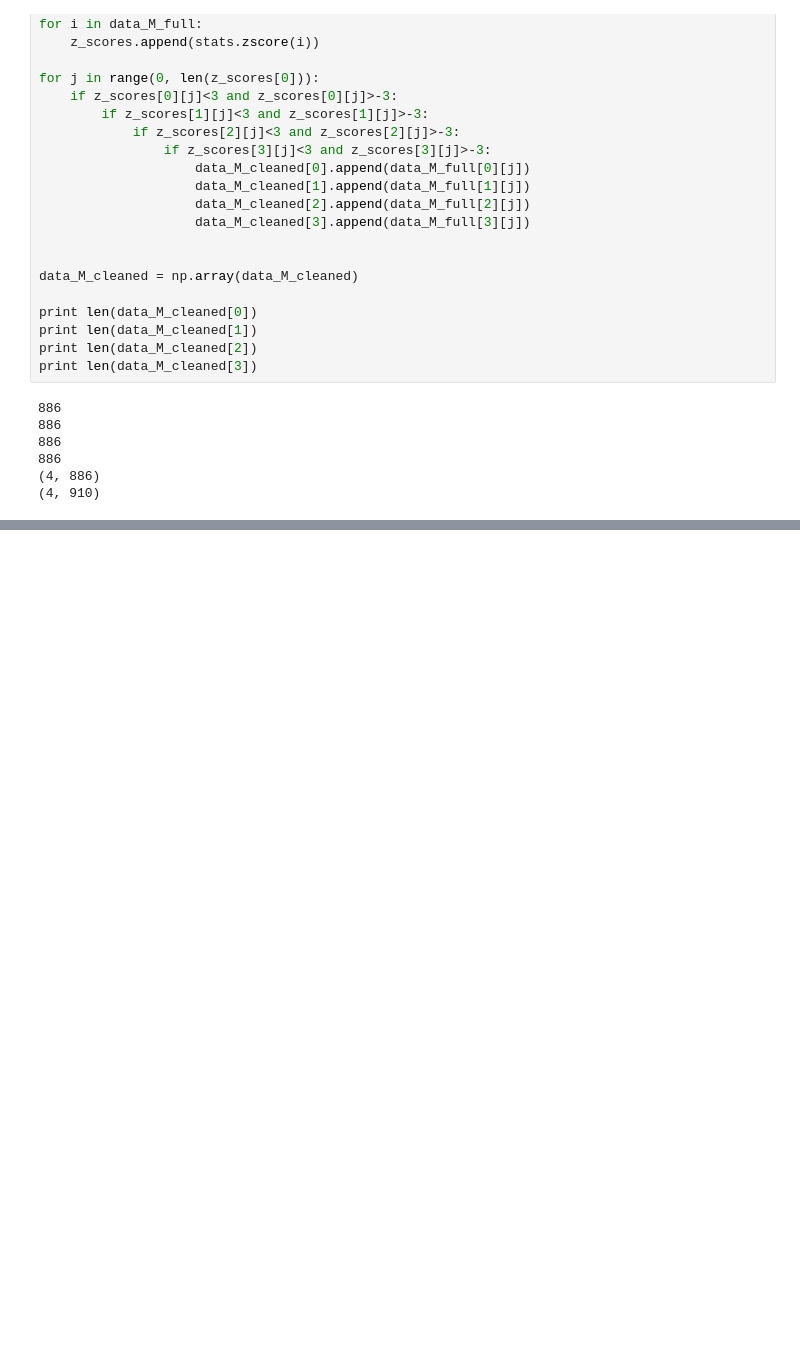
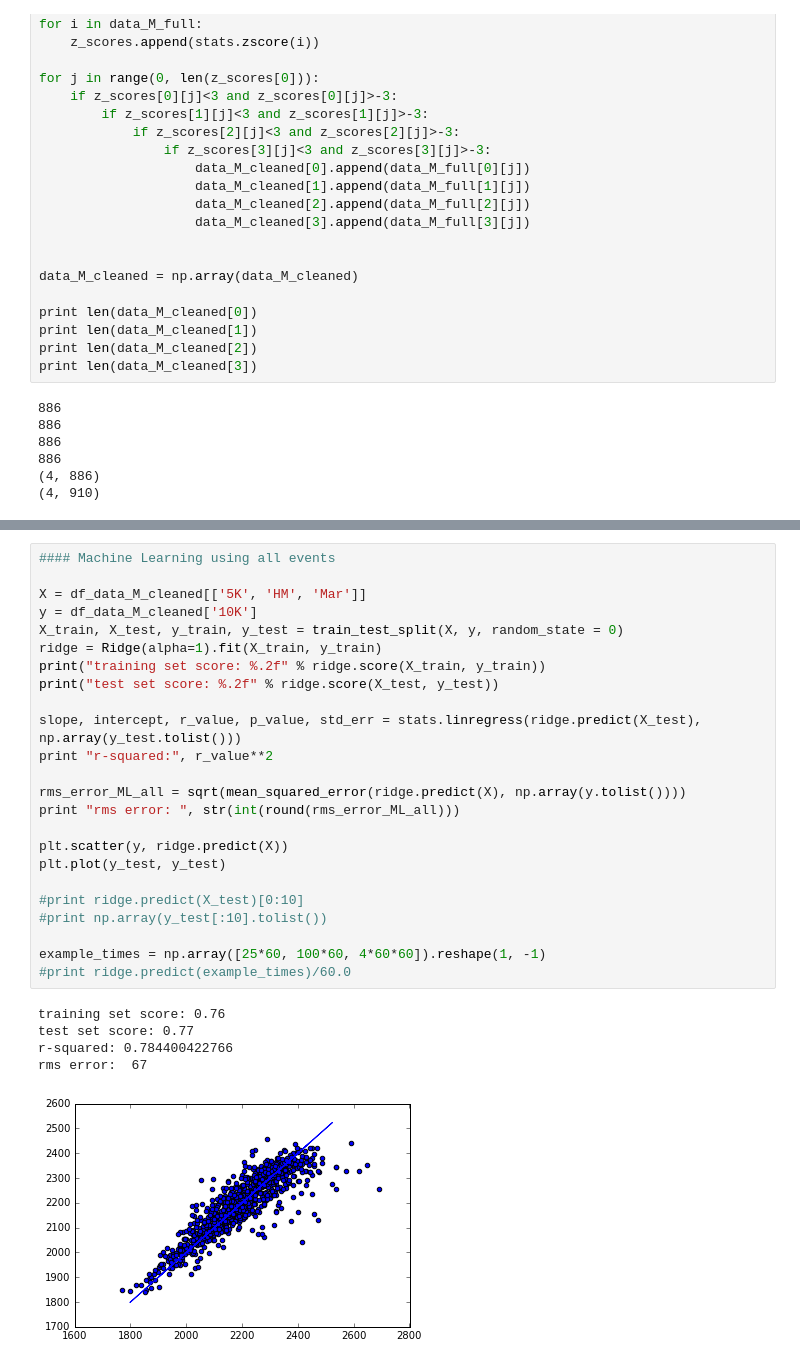
Before and after one commit to CBermingham/Race_Time_Predictor, a Jupyter notebook: Running_time_predictor_no_outliers.ipynb, the cells around one changed output, grey strips where cells are left out. Cells and saved outputs as stored; diff of their text form; blank space fills up the shorter version.

```diff
--- a/Running_time_predictor_no_outliers.ipynb
+++ b/Running_time_predictor_no_outliers.ipynb
@@ -224,0 +231,30 @@ ValueError: Shape of passed values is (1, 4), indices imply (4, 4)
+# %%
+#### Machine Learning using all events
+
+X = df_data_M_cleaned[['5K', 'HM', 'Mar']]
+y = df_data_M_cleaned['10K']
+X_train, X_test, y_train, y_test = train_test_split(X, y, random_state = 0)
+ridge = Ridge(alpha=1).fit(X_train, y_train)
+print("training set score: %.2f" % ridge.score(X_train, y_train))
+print("test set score: %.2f" % ridge.score(X_test, y_test))
+
+slope, intercept, r_value, p_value, std_err = stats.linregress(ridge.predict(X_test), np.array(y_test.tolist()))
+print "r-squared:", r_value**2
+
+rms_error_ML_all = sqrt(mean_squared_error(ridge.predict(X), np.array(y.tolist())))
+print "rms error: ", str(int(round(rms_error_ML_all)))
+
+plt.scatter(y, ridge.predict(X))
+plt.plot(y_test, y_test)
+
+#print ridge.predict(X_test)[0:10]
+#print np.array(y_test[:10].tolist())
+
+example_times = np.array([25*60, 100*60, 4*60*60]).reshape(1, -1)
+#print ridge.predict(example_times)/60.0
+# %% [output]
+training set score: 0.76
+test set score: 0.77
+r-squared: 0.784400422766
+rms error:  67
+[figure, added]
```
Also changed, not shown: parts of 1 cell of this notebook.
